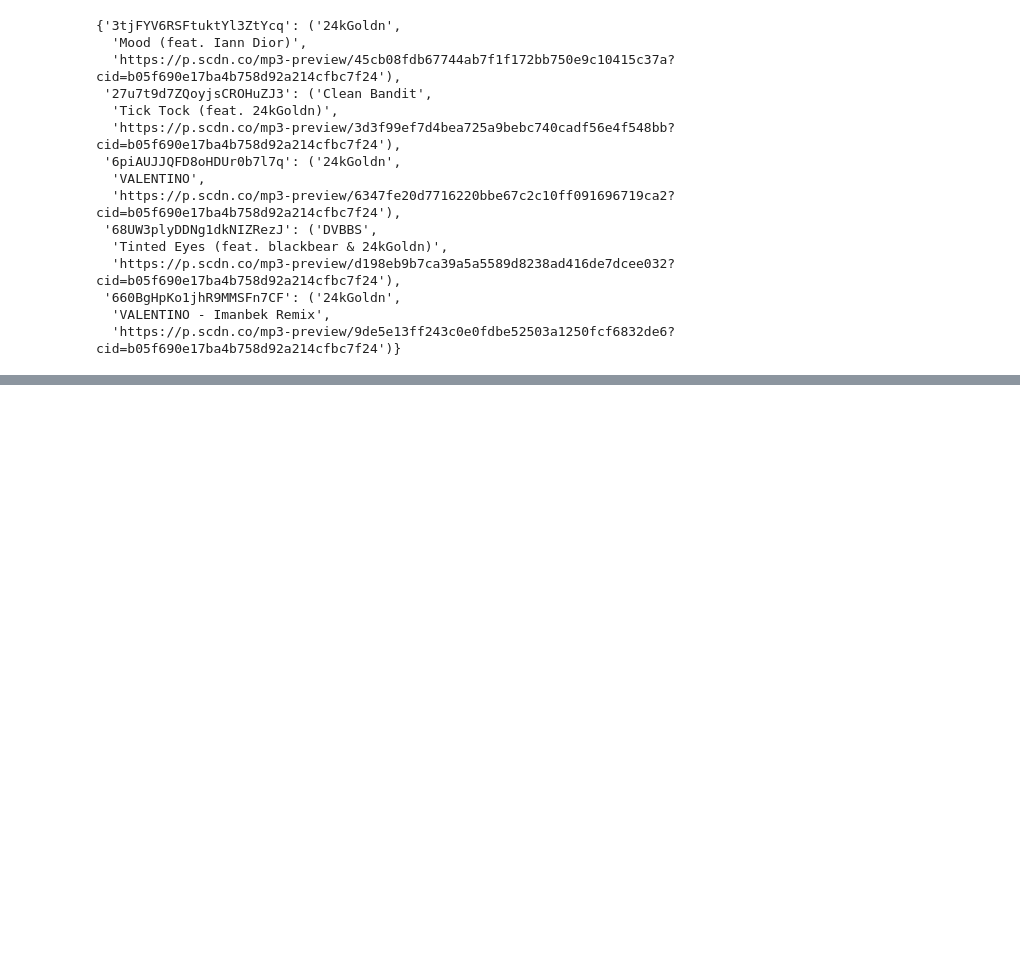
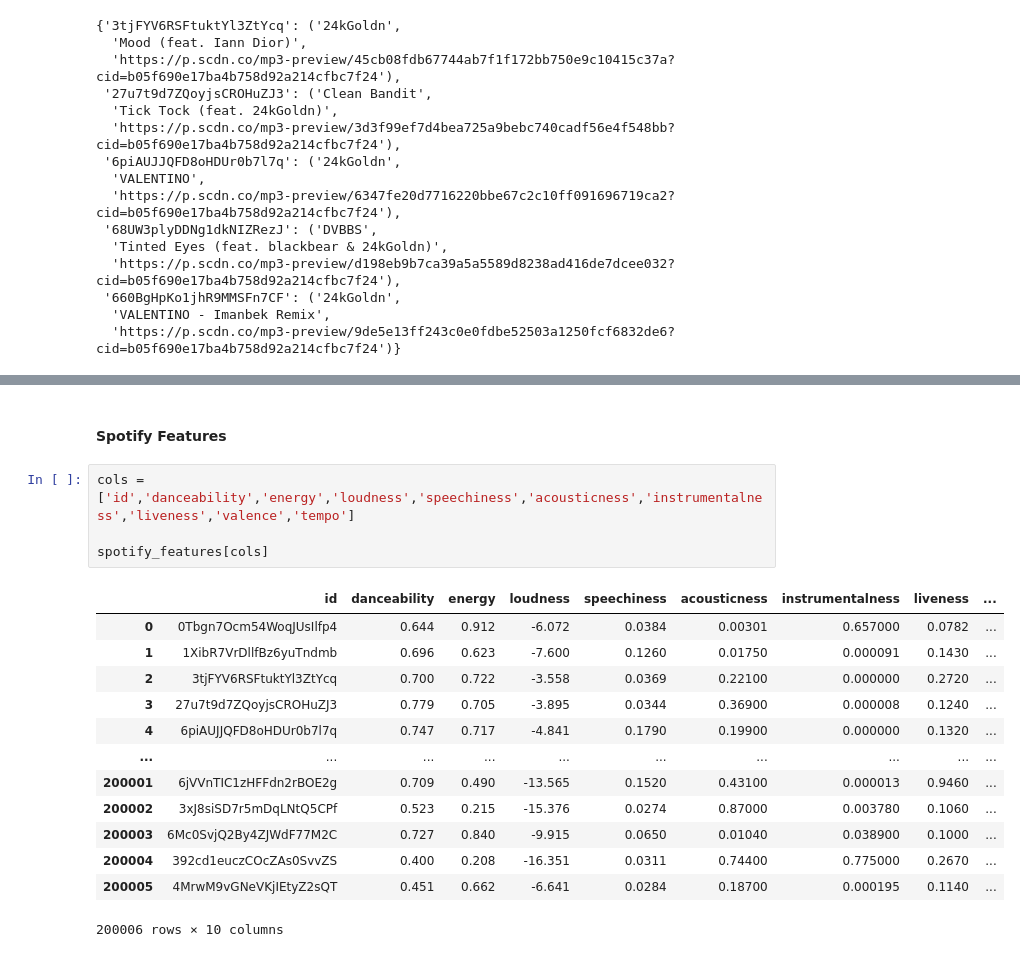
Before and after one commit to d-alvear/discoverify, a Jupyter notebook: notebooks/data_cleaning.ipynb, the cells around one changed output, grey strips where cells are left out. Saved outputs shown, nothing was run; the diff lists cells and outputs as text; blank space fills up the shorter version.

```diff
--- a/notebooks/data_cleaning.ipynb
+++ b/notebooks/data_cleaning.ipynb
@@ -206,0 +222,20 @@ for i,(track_id,properties) in enumerate(songs.items()):
+# %% [markdown]
+#### Spotify Features
+# %%
+cols = ['id','danceability','energy','loudness','speechiness','acousticness','instrumentalness','liveness','valence','tempo']
+
+spotify_features[cols]
+# %% [output]
+|  | id | danceability | energy | loudness | speechiness | acousticness | instrumentalness | liveness | ... |
+| 0 | 0Tbgn7Ocm54WoqJUsIlfp4 | 0.644 | 0.912 | -6.072 | 0.0384 | 0.00301 | 0.657000 | 0.0782 | ... |
+| 1 | 1XibR7VrDllfBz6yuTndmb | 0.696 | 0.623 | -7.600 | 0.1260 | 0.01750 | 0.000091 | 0.1430 | ... |
+| 2 | 3tjFYV6RSFtuktYl3ZtYcq | 0.700 | 0.722 | -3.558 | 0.0369 | 0.22100 | 0.000000 | 0.2720 | ... |
+| 3 | 27u7t9d7ZQoyjsCROHuZJ3 | 0.779 | 0.705 | -3.895 | 0.0344 | 0.36900 | 0.000008 | 0.1240 | ... |
+| 4 | 6piAUJJQFD8oHDUr0b7l7q | 0.747 | 0.717 | -4.841 | 0.1790 | 0.19900 | 0.000000 | 0.1320 | ... |
+| ... | ... | ... | ... | ... | ... | ... | ... | ... | ... |
+| 200001 | 6jVVnTIC1zHFFdn2rBOE2g | 0.709 | 0.490 | -13.565 | 0.1520 | 0.43100 | 0.000013 | 0.9460 | ... |
+| 200002 | 3xJ8siSD7r5mDqLNtQ5CPf | 0.523 | 0.215 | -15.376 | 0.0274 | 0.87000 | 0.003780 | 0.1060 | ... |
+| 200003 | 6Mc0SvjQ2By4ZJWdF77M2C | 0.727 | 0.840 | -9.915 | 0.0650 | 0.01040 | 0.038900 | 0.1000 | ... |
+| 200004 | 392cd1euczCOcZAs0SvvZS | 0.400 | 0.208 | -16.351 | 0.0311 | 0.74400 | 0.775000 | 0.2670 | ... |
+| 200005 | 4MrwM9vGNeVKjIEtyZ2sQT | 0.451 | 0.662 | -6.641 | 0.0284 | 0.18700 | 0.000195 | 0.1140 | ... |
+200006 rows × 10 columns
```
Also changed, not shown: parts of 6 cells of this notebook, 2 other files.
